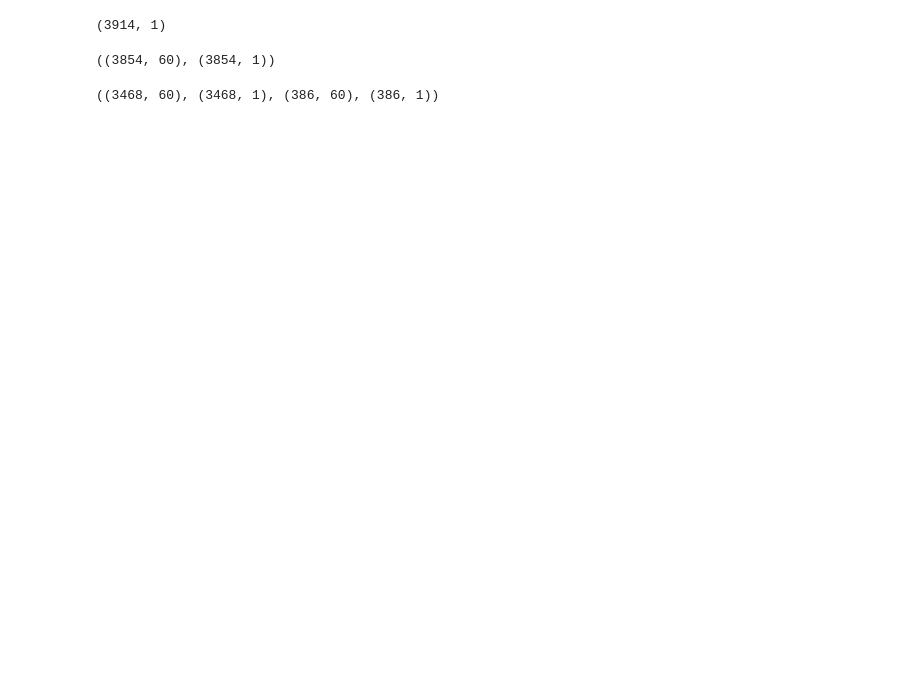
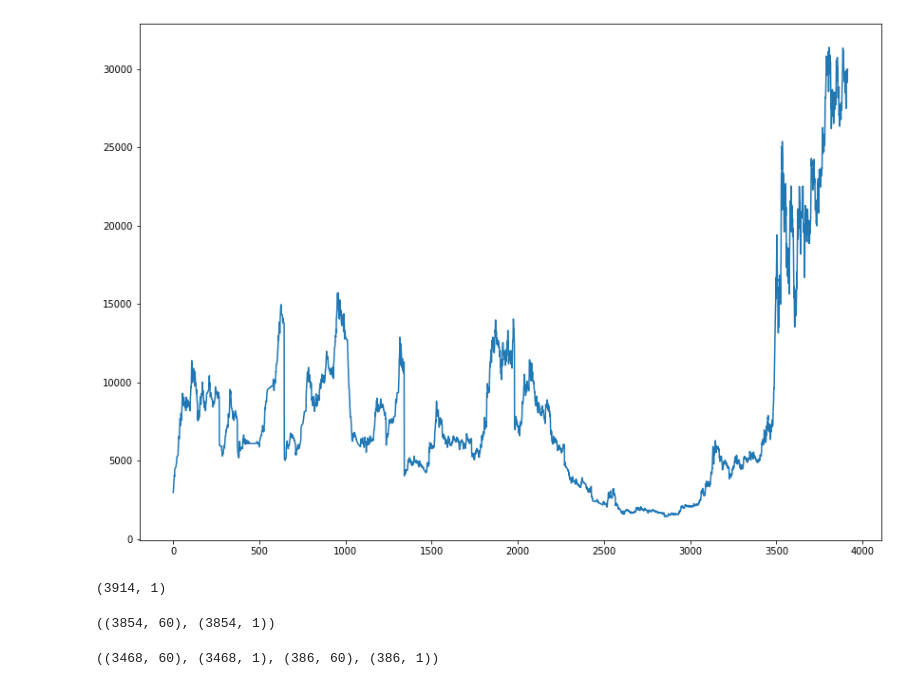
Before and after one commit to heidaralavi/Stock-Pred, a Jupyter notebook: Stock Price Prediction Using Machine Learning.ipynb, the cells around one changed output. Cells and saved outputs as stored; diff of their text form; code cells hidden in the pictures; blank space fills up the shorter version.

```diff
--- a/Stock Price Prediction Using Machine Learning.ipynb
+++ b/Stock Price Prediction Using Machine Learning.ipynb
@@ -36,5 +60,13 @@ df,df.shape
 
  [3914 rows x 6 columns], (3914, 6))
+# %%
+plt.figure(figsize=(14,10))
+plt.plot('Open', data=df)
+
+
+plt.show()
+# %% [output]
+[figure, added]
 # %%
 data=df.iloc[:,1:2].values
 data.shape
```
Also changed, not shown: parts of 12 cells of this notebook.
